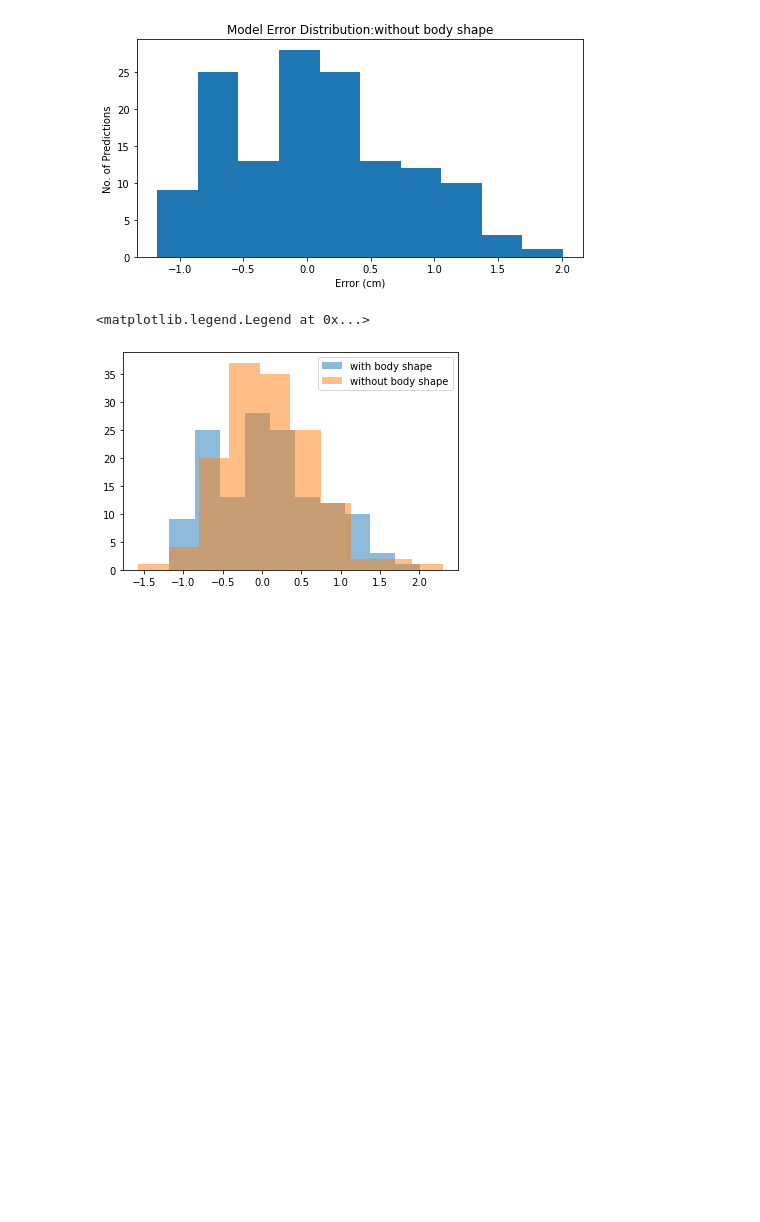
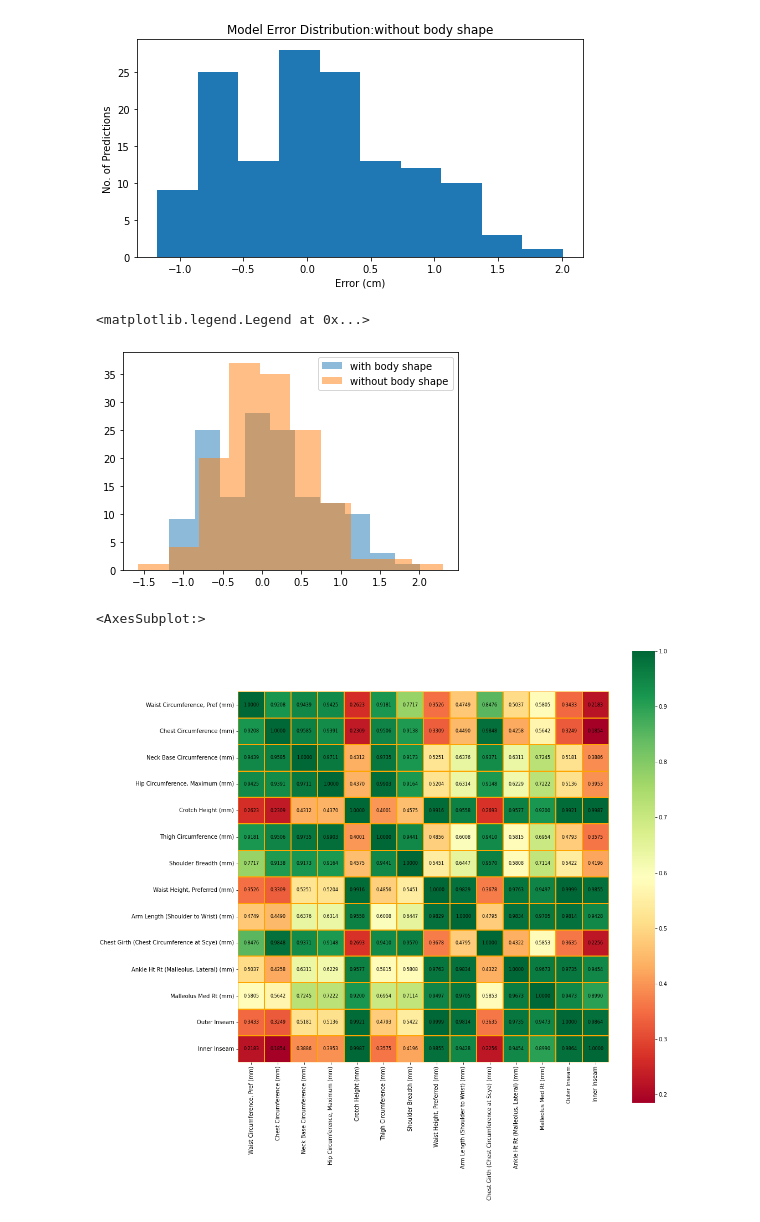
Before and after one commit to 123nishan/measurement_prediction, a Jupyter notebook: stats.ipynb, the cells around one changed output. Cells and saved outputs as stored; diff of their text form; code cells hidden in the pictures; blank space fills up the shorter version.

```diff
--- a/stats.ipynb
+++ b/stats.ipynb
@@ -453,3 +462,9 @@ plt.legend(['with body shape','without body shape'])
 [figure]
 <matplotlib.legend.Legend at 0x...>
 [figure]
+# %%
+plt.figure(figsize=(15,15))
+sns.heatmap(male_pred.corr(),annot=True,cmap='RdYlGn',linewidths=2,linecolor='orange',annot_kws={'size':8,'color':'black'},fmt='.4f',square=True)
+# %% [output]
+<AxesSubplot:>
+[figure, added]
```
Also changed, not shown: parts of 5 cells of this notebook, 22 other files.
